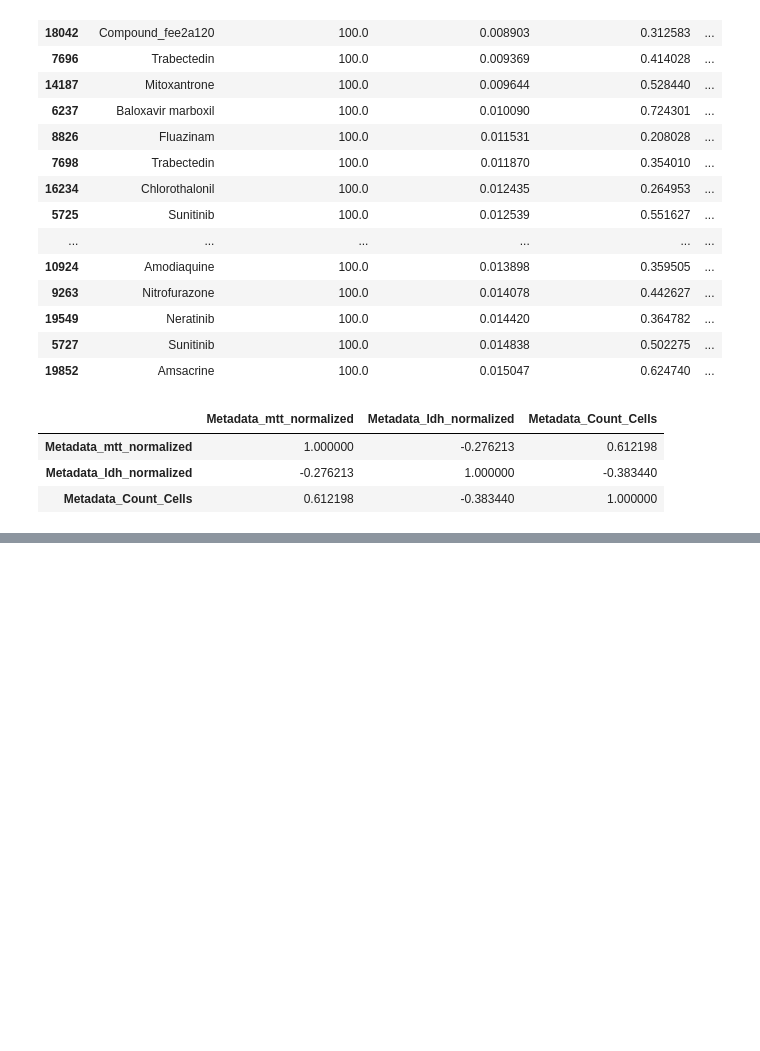
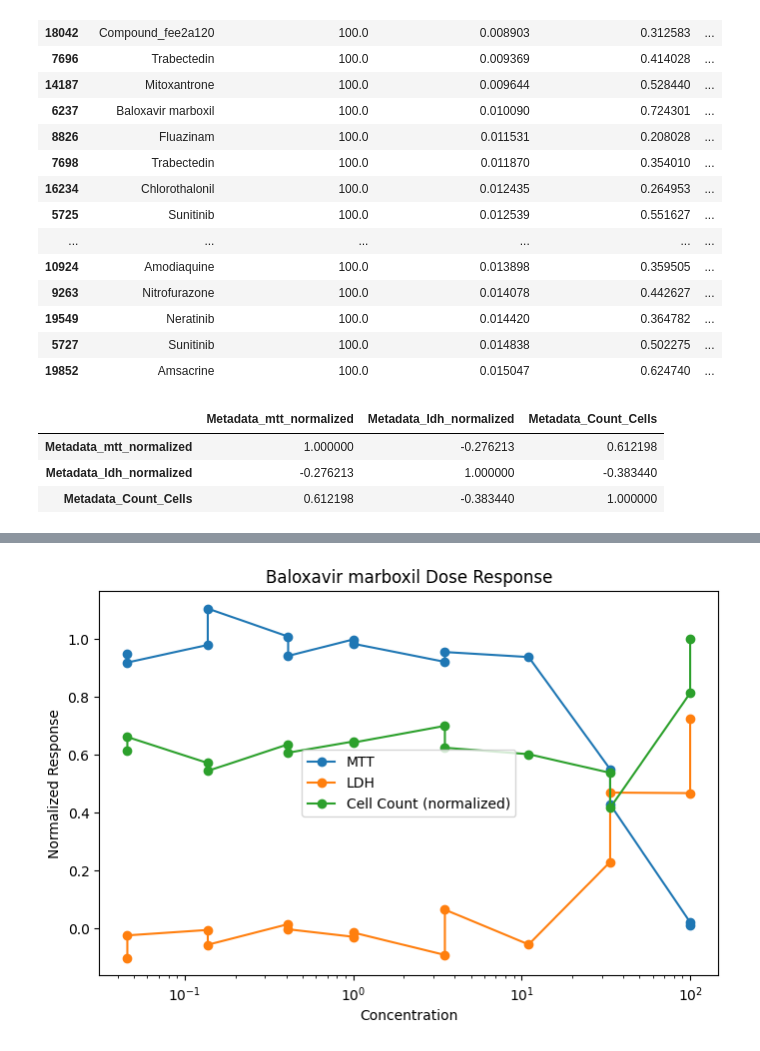
Before and after one commit to git-abhishek-hub/organ-chip-multimodal-ai, a Jupyter notebook: notebooks/cellpainting.ipynb, the cells around one changed output, grey strips where cells are left out. Saved outputs shown, nothing was run; the diff lists cells and outputs as text; code cells hidden in the pictures; blank space fills up the shorter version.

```diff
--- a/notebooks/cellpainting.ipynb
+++ b/notebooks/cellpainting.ipynb
@@ -345,0 +647,40 @@ meta[
+# %%
+import matplotlib.pyplot as plt
+compound = "Baloxavir marboxil"
+
+df = meta[
+    meta["Metadata_Compound"] == compound
+].sort_values("Metadata_Concentration")
+
+plt.figure(figsize=(8,5))
+
+plt.plot(
+    df["Metadata_Concentration"],
+    df["Metadata_mtt_normalized"],
+    marker="o",
+    label="MTT"
+)
+
+plt.plot(
+    df["Metadata_Concentration"],
+    df["Metadata_ldh_normalized"],
+    marker="o",
+    label="LDH"
+)
+
+plt.plot(
+    df["Metadata_Concentration"],
+    df["Metadata_Count_Cells"] /
+    df["Metadata_Count_Cells"].max(),
+    marker="o",
+    label="Cell Count (normalized)"
+)
+
+plt.xscale("log")
+plt.xlabel("Concentration")
+plt.ylabel("Normalized Response")
+plt.title(f"{compound} Dose Response")
+plt.legend()
+plt.show()
+# %% [output]
+[figure, added]
```
Also changed, not shown: parts of 61 cells of this notebook.
